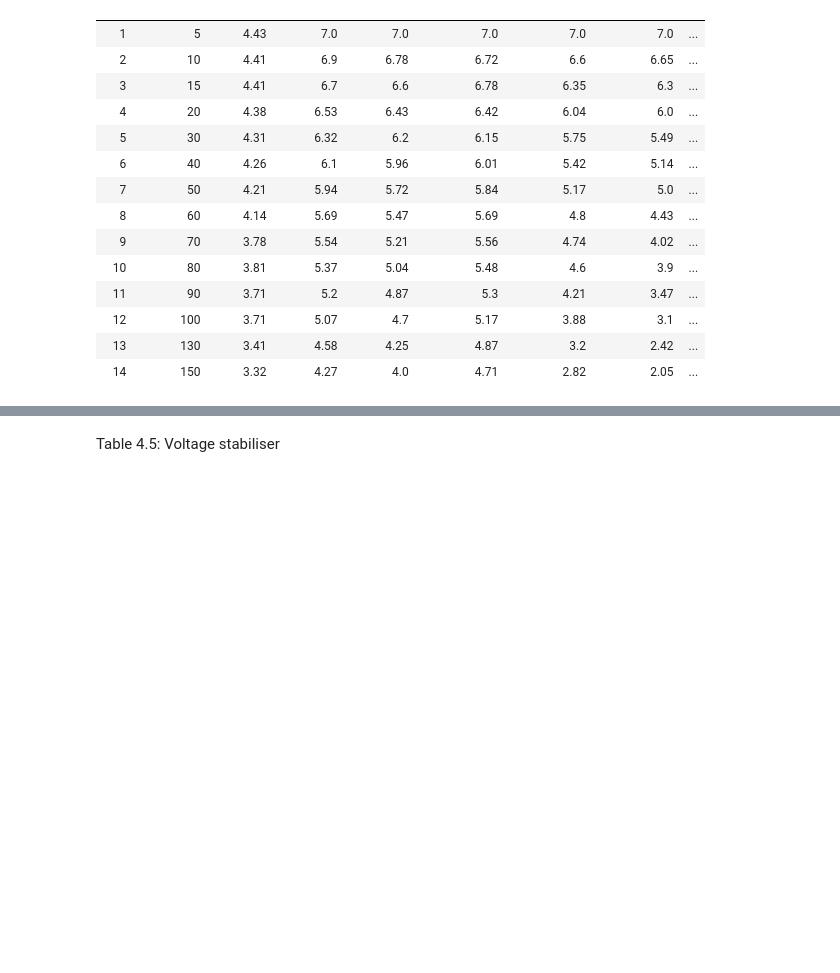
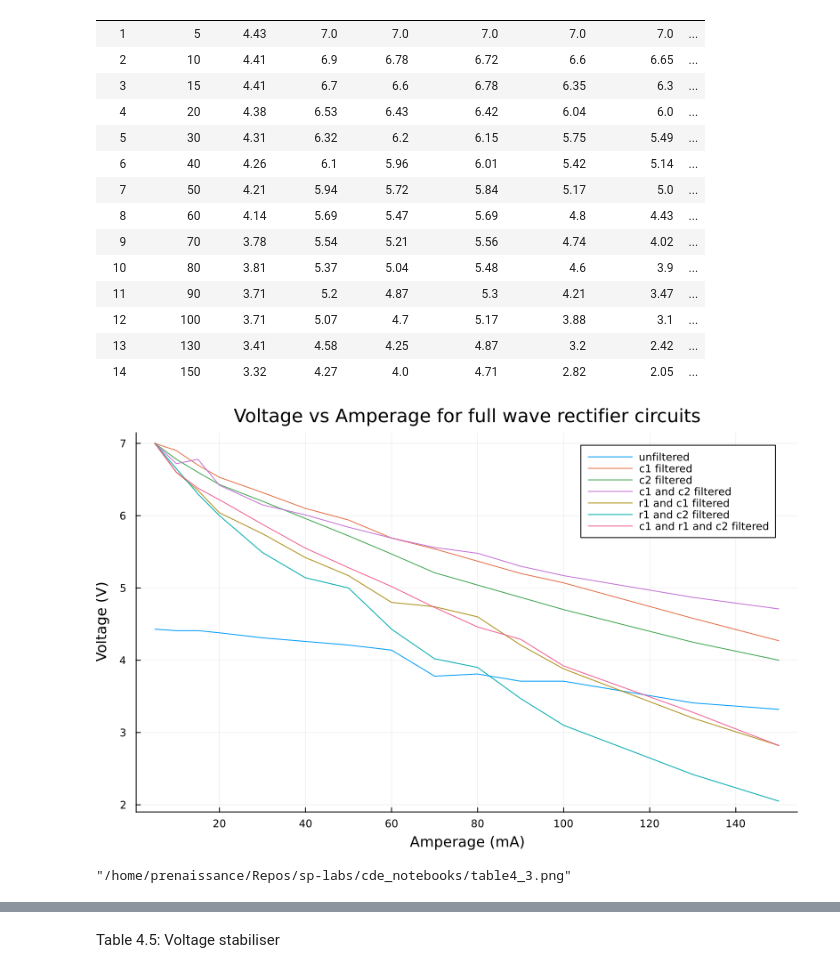
Before and after one commit to prenaissance/sp-labs, a Jupyter notebook: cde_notebooks/Lab4.ipynb, the cells around one changed output, grey strips where cells are left out. Cells and saved outputs as stored; diff of their text form; code cells hidden in the pictures; blank space fills up the shorter version.

```diff
--- a/cde_notebooks/Lab4.ipynb
+++ b/cde_notebooks/Lab4.ipynb
@@ -93,3 +129,20 @@ table4_3 = DataFrame(
 | 12 | 100 | 3.71 | 5.07 | 4.7 | 5.17 | 3.88 | 3.1 | ... |
 | 13 | 130 | 3.41 | 4.58 | 4.25 | 4.87 | 3.2 | 2.42 | ... |
 | 14 | 150 | 3.32 | 4.27 | 4.0 | 4.71 | 2.82 | 2.05 | ... |
+# %%
+plot(table4_3.amperages, table4_3.unfiltered, label="unfiltered", size=(800, 500))
+plot!(table4_3.amperages, table4_3.c1_filtered, label="c1 filtered")
+plot!(table4_3.amperages, table4_3.c2_filtered, label="c2 filtered")
+plot!(table4_3.amperages, table4_3.c1_c2_filtered, label="c1 and c2 filtered")
+plot!(table4_3.amperages, table4_3.r1_c1_filtered, label="r1 and c1 filtered")
+plot!(table4_3.amperages, table4_3.r1_c2_filtered, label="r1 and c2 filtered")
+plot!(table4_3.amperages, table4_3.c1_r1_c2_filtered, label="c1 and r1 and c2 filtered")
+xlabel!("Amperage (mA)")
+ylabel!("Voltage (V)")
+title!("Voltage vs Amperage for full wave rectifier circuits")
+# %% [output]
+[figure, added]
+# %%
+savefig("table4_3.png")
+# %% [output]
+"/home/prenaissance/Repos/sp-labs/cde_notebooks/table4_3.png"
```
Also changed, not shown: parts of 6 cells of this notebook.
